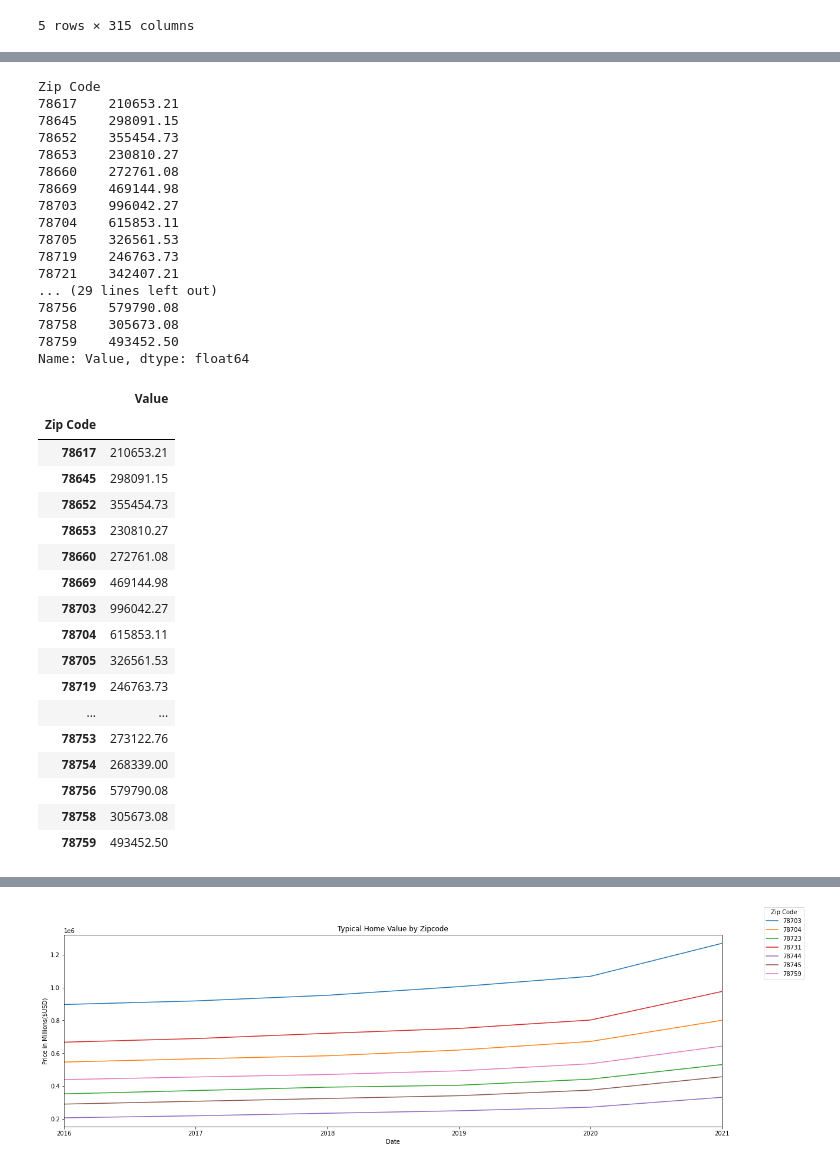
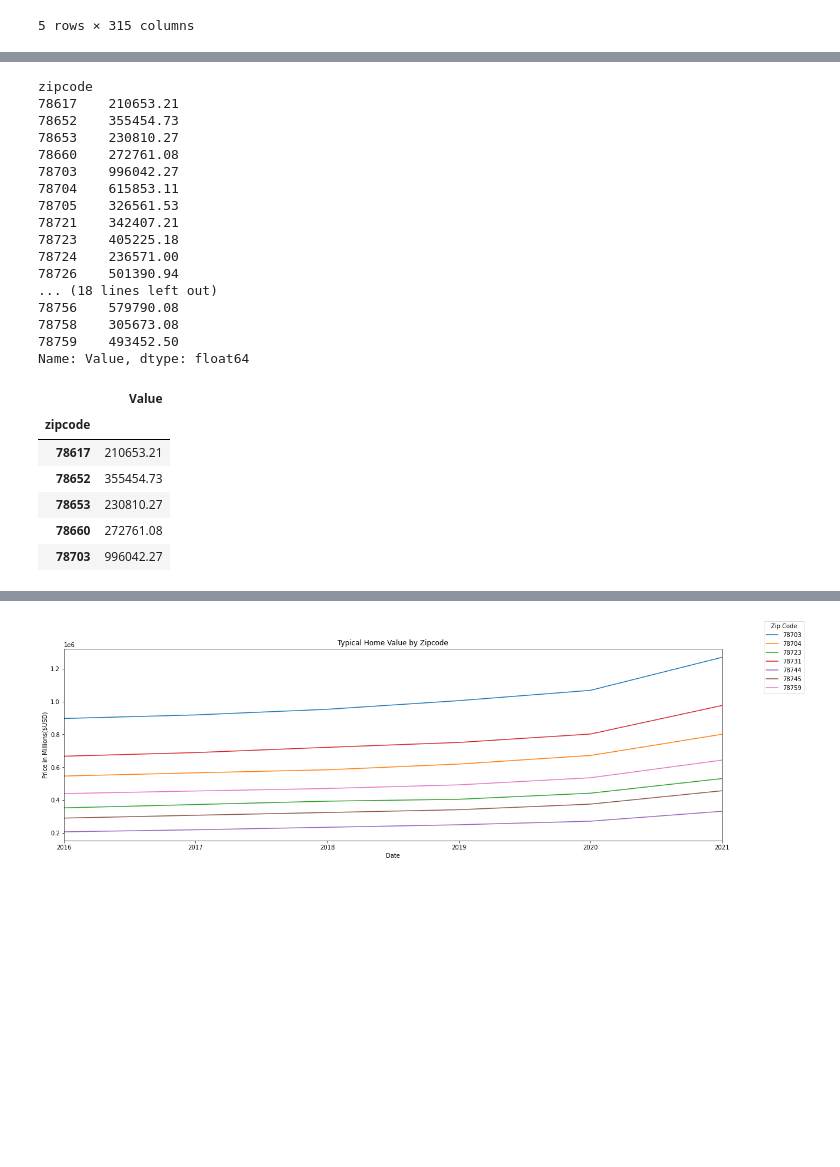
Before and after one commit to cmanwaring/Urban-Development-Predictor, a Jupyter notebook: Josue/home_values_by_zip.ipynb, the cells around one changed output, grey strips where cells are left out. Drawn from its saved outputs; the diff is of its cells as text; code cells hidden in the pictures; blank space fills up the shorter version.

```diff
--- a/Josue/home_values_by_zip.ipynb
+++ b/Josue/home_values_by_zip.ipynb
@@ -102,7 +102,7 @@ atx_df.columns.to_list()
  '6/30/2021']
 # %%
 # Restructure DataFrame
-restructured_df = atx_df.melt(id_vars=["RegionID", "Zip Code", "City"],
+restructured_df = atx_df.melt(id_vars=["RegionID", "zipcode", "City"],
         var_name="Date",
         value_name="Value")
 # %%
@@ -117,0 +118,4 @@ restructured_df.head()
+# %%
+# Convert zipcode to string
+restructured_df['zipcode'] = restructured_df['zipcode'].astype('string')
+restructured_df.dtypes
@@ -146,0 +151,17 @@ dtype: object
+# %%
+# Keep zipcodes from permit_data_eda.ipynb
+restructured_df = restructured_df.loc[(restructured_df['zipcode'] == '78617')|(restructured_df['zipcode'] == '78652')|(restructured_df['zipcode'] == '78653')
+                       |(restructured_df['zipcode'] == '78660')|(restructured_df['zipcode'] == '78701')|(restructured_df['zipcode'] == '78702')
+                       |(restructured_df['zipcode'] == '78703')|(restructured_df['zipcode'] == '78704')|(restructured_df['zipcode'] == '78705')
+                       |(restructured_df['zipcode'] == '78717')|(restructured_df['zipcode'] == '78721')|(restructured_df['zipcode'] == '78722')
+                       |(restructured_df['zipcode'] == '78723')|(restructured_df['zipcode'] == '78724')|(restructured_df['zipcode'] == '78726')
+                       |(restructured_df['zipcode'] == '78727')|(restructured_df['zipcode'] == '78729')|(restructured_df['zipcode'] == '78730')
+                       |(restructured_df['zipcode'] == '78731')|(restructured_df['zipcode'] == '78735')|(restructured_df['zipcode'] == '78736')
+                       |(restructured_df['zipcode'] == '78739')|(restructured_df['zipcode'] == '78741')|(restructured_df['zipcode'] == '78744')
+                       |(restructured_df['zipcode'] == '78745')|(restructured_df['zipcode'] == '78746')|(restructured_df['zipcode'] == '78747')
+                       |(restructured_df['zipcode'] == '78748')|(restructured_df['zipcode'] == '78749')|(restructured_df['zipcode'] == '78750')
+                       |(restructured_df['zipcode'] == '78751')|(restructured_df['zipcode'] == '78752')|(restructured_df['zipcode'] == '78753')
+                       |(restructured_df['zipcode'] == '78754')|(restructured_df['zipcode'] == '78756')|(restructured_df['zipcode'] == '78757')
+                       |(restructured_df['zipcode'] == '78758')|(restructured_df['zipcode'] == '78759')]
+
+restructured_df.head()
@@ -162,7 +190,7 @@ dtype: object
 condensed_df = restructured_df[(restructured_df['Date'] > "01-01-2016")]
 
 # Get the average 'typical home value' for each zipcode
-zip_avg_value = condensed_df.groupby(['Zip Code']).mean()['Value']
+zip_avg_value = condensed_df.groupby(['zipcode']).mean()['Value']
 
 # Format output
 pd.set_option('display.float_format', lambda x: '%.2f' % x)
@@ -170,19 +198,19 @@ pd.set_option('display.float_format', lambda x: '%.2f' % x)
 # Display output
 zip_avg_value
 # %% [output]
-Zip Code
+zipcode
 78617    210653.21
-78645    298091.15
 78652    355454.73
 78653    230810.27
 78660    272761.08
-78669    469144.98
 78703    996042.27
 78704    615853.11
 78705    326561.53
-78719    246763.73
 78721    342407.21
-... (29 lines left out)
+78723    405225.18
+78724    236571.00
+78726    501390.94
+... (18 lines left out)
 78756    579790.08
 78758    305673.08
 78759    493452.50
@@ -190,27 +218,16 @@ Name: Value, dtype: float64
 # %%
 # Create DataFrame of average home value per zipcode
 zip_avg_df = pd.DataFrame(zip_avg_value)
 
-zip_avg_df.head
+zip_avg_df.head()
 # %% [output]
 |  | Value |
-| Zip Code |  |
+| zipcode |  |
 | 78617 | 210653.21 |
-| 78645 | 298091.15 |
 | 78652 | 355454.73 |
 | 78653 | 230810.27 |
 | 78660 | 272761.08 |
-| 78669 | 469144.98 |
 | 78703 | 996042.27 |
-| 78704 | 615853.11 |
-| 78705 | 326561.53 |
-| 78719 | 246763.73 |
-| ... | ... |
-| 78753 | 273122.76 |
-| 78754 | 268339.00 |
-| 78756 | 579790.08 |
-| 78758 | 305673.08 |
-| 78759 | 493452.50 |
 # %%
 # Build scatterplot for zipcodes
 objects = zip_avg_df.index
```
Also changed, not shown: parts of 21 cells of this notebook, 6 other files.
